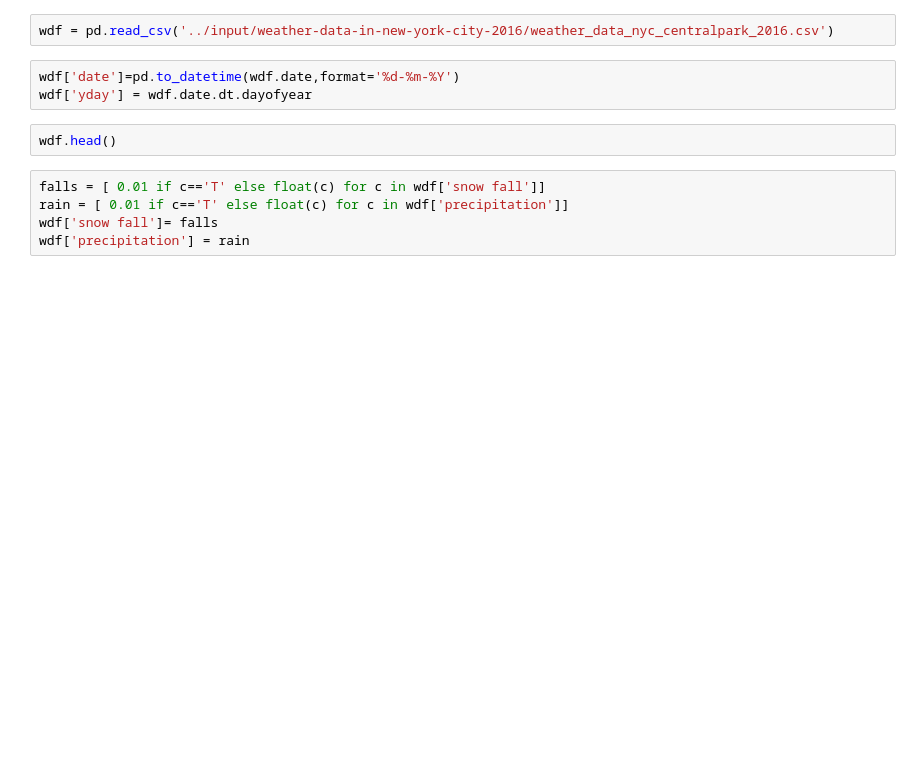
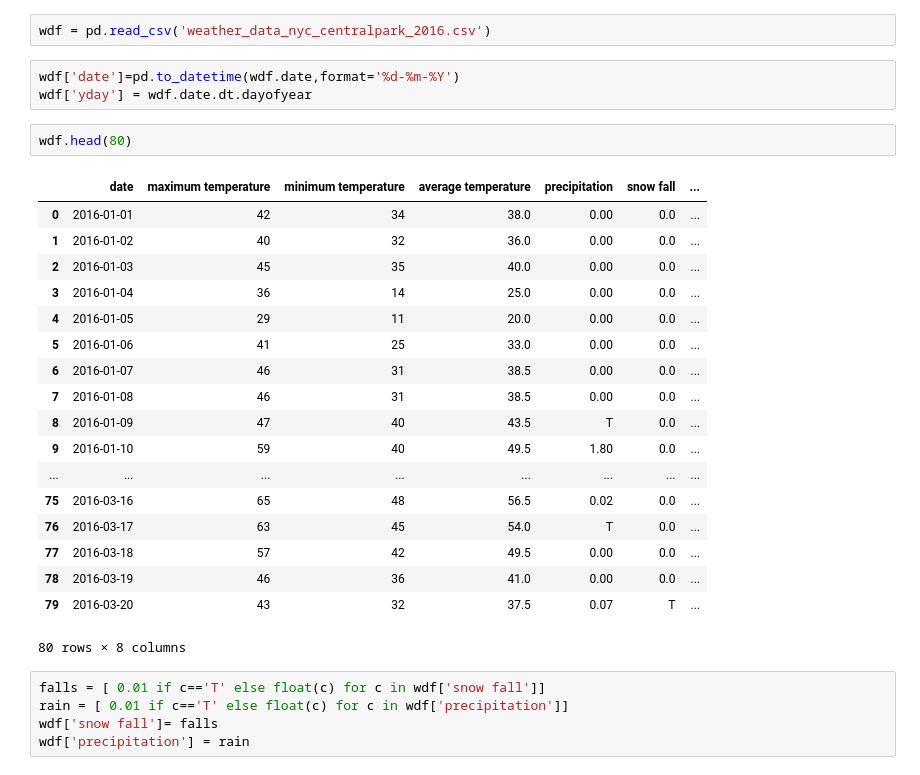
Before and after one commit to GIMINSU/nyc_taxi, a Jupyter notebook: From_Exploration_to_Prediction_F_Kaggle.ipynb, the cells around one changed output. Saved outputs shown, nothing was run; the diff lists cells and outputs as text; blank space fills up the shorter version.

```diff
--- a/From_Exploration_to_Prediction_F_Kaggle.ipynb
+++ b/From_Exploration_to_Prediction_F_Kaggle.ipynb
@@ -25,10 +27,29 @@ df.head()
 # %%
-wdf = pd.read_csv('../input/weather-data-in-new-york-city-2016/weather_data_nyc_centralpark_2016.csv')
+wdf = pd.read_csv('weather_data_nyc_centralpark_2016.csv')
 # %%
 wdf['date']=pd.to_datetime(wdf.date,format='%d-%m-%Y')
 wdf['yday'] = wdf.date.dt.dayofyear
 # %%
-wdf.head()
+wdf.head(80)
+# %% [output]
+|  | date | maximum temperature | minimum temperature | average temperature | precipitation | snow fall | ... |
+| 0 | 2016-01-01 | 42 | 34 | 38.0 | 0.00 | 0.0 | ... |
+| 1 | 2016-01-02 | 40 | 32 | 36.0 | 0.00 | 0.0 | ... |
+| 2 | 2016-01-03 | 45 | 35 | 40.0 | 0.00 | 0.0 | ... |
+| 3 | 2016-01-04 | 36 | 14 | 25.0 | 0.00 | 0.0 | ... |
+| 4 | 2016-01-05 | 29 | 11 | 20.0 | 0.00 | 0.0 | ... |
+| 5 | 2016-01-06 | 41 | 25 | 33.0 | 0.00 | 0.0 | ... |
+| 6 | 2016-01-07 | 46 | 31 | 38.5 | 0.00 | 0.0 | ... |
+| 7 | 2016-01-08 | 46 | 31 | 38.5 | 0.00 | 0.0 | ... |
+| 8 | 2016-01-09 | 47 | 40 | 43.5 | T | 0.0 | ... |
+| 9 | 2016-01-10 | 59 | 40 | 49.5 | 1.80 | 0.0 | ... |
+| ... | ... | ... | ... | ... | ... | ... | ... |
+| 75 | 2016-03-16 | 65 | 48 | 56.5 | 0.02 | 0.0 | ... |
+| 76 | 2016-03-17 | 63 | 45 | 54.0 | T | 0.0 | ... |
+| 77 | 2016-03-18 | 57 | 42 | 49.5 | 0.00 | 0.0 | ... |
+| 78 | 2016-03-19 | 46 | 36 | 41.0 | 0.00 | 0.0 | ... |
+| 79 | 2016-03-20 | 43 | 32 | 37.5 | 0.07 | T | ... |
+80 rows × 8 columns
 # %%
 falls = [ 0.01 if c=='T' else float(c) for c in wdf['snow fall']]
 rain = [ 0.01 if c=='T' else float(c) for c in wdf['precipitation']]
```
Also changed, not shown: parts of 21 cells of this notebook.
